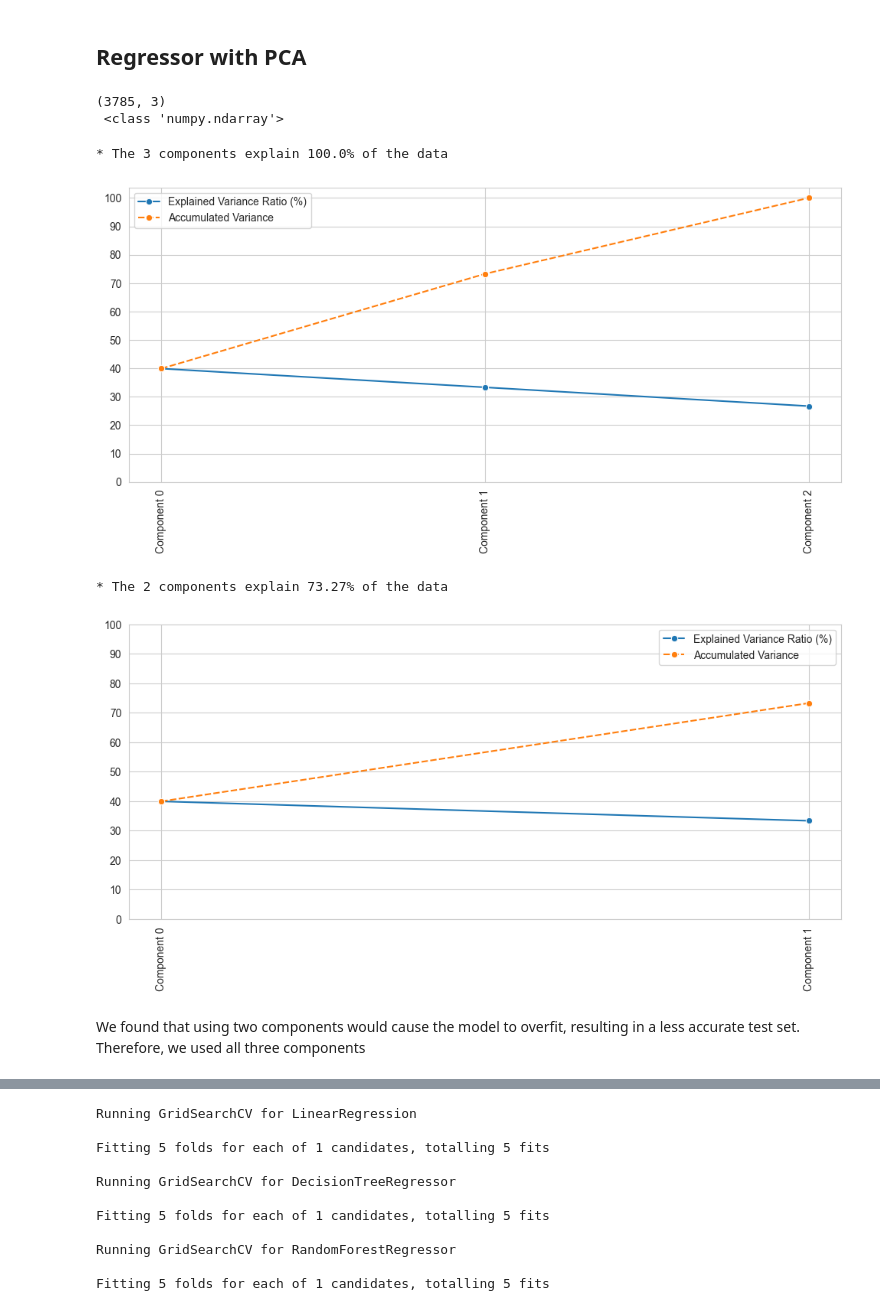
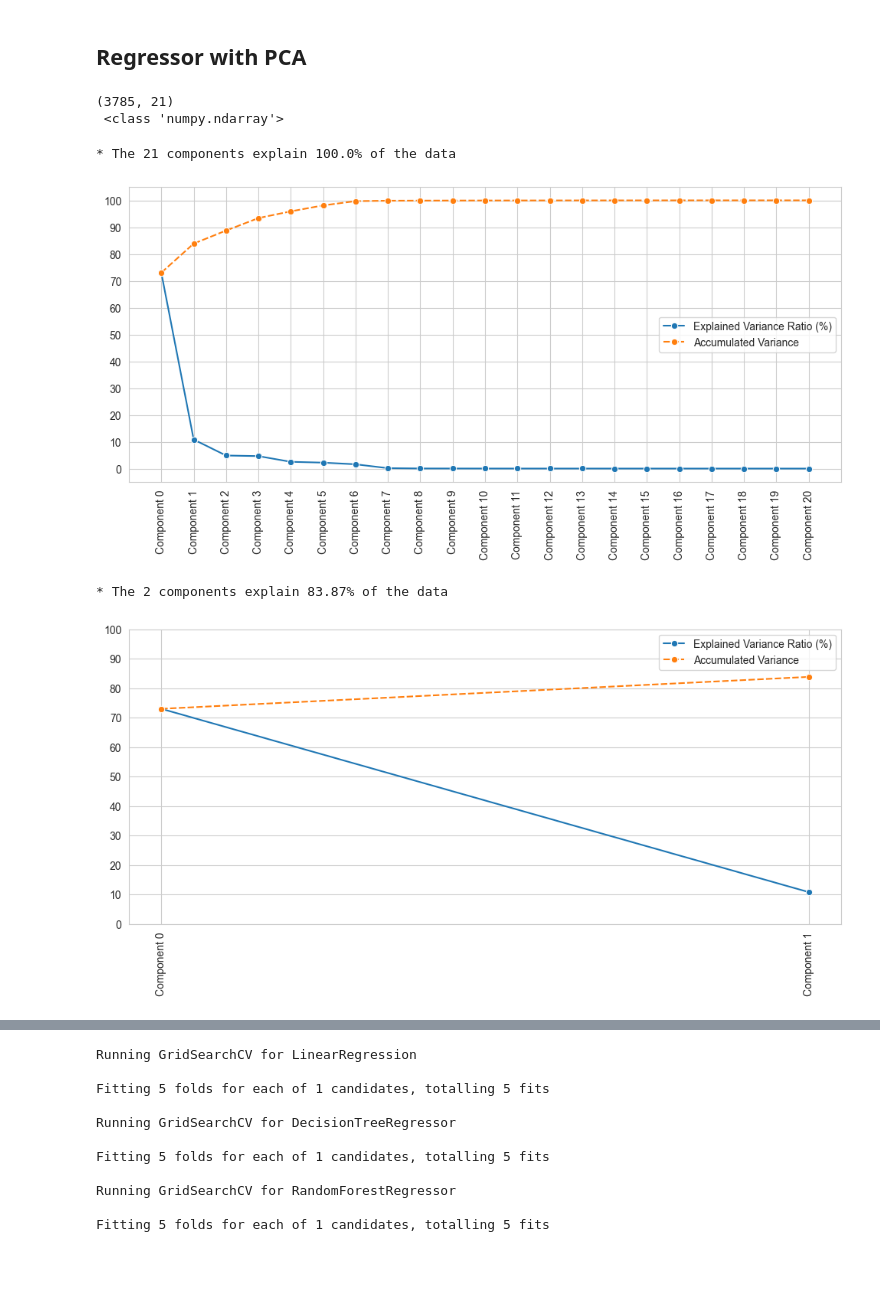
Before and after one commit to AndyV773/PP5, a Jupyter notebook: jupyter_notebooks/06 - Modeling and Evaluation - Regression.ipynb, the cells around one changed output, grey strips where cells are left out. Saved outputs shown, nothing was run; the diff lists cells and outputs as text; code cells hidden in the pictures; blank space fills up the shorter version.

```diff
--- a/jupyter_notebooks/06 - Modeling and Evaluation - Regression.ipynb
+++ b/jupyter_notebooks/06 - Modeling and Evaluation - Regression.ipynb
@@ -83,6 +94,7 @@ from sklearn.pipeline import Pipeline
 # Feature Engineering
 from feature_engine.encoding import OrdinalEncoder
 from feature_engine.selection import SmartCorrelatedSelection
+from feature_engine import transformation as vt
 
 # Feat Scaling
 from sklearn.preprocessing import StandardScaler
@@ -102,9 +114,10 @@ from sklearn.ensemble import ExtraTreesRegressor
 def PipelineOptimization(model):
     pipeline_base = Pipeline([
         ("OrdinalCategoricalEncoder", OrdinalEncoder(encoding_method='arbitrary',
-                                                     variables=['weekday'])),
-        ("SmartCorrelatedSelection", SmartCorrelatedSelection(variables=None,
-         method="spearman", threshold=0.6, selection_method="variance")),
+                                                     variables=['month', 'weekday'])),
+        # ("YeoJohnsonNumericalTransformer", vt.YeoJohnsonTransformer(variables=variables)),
+        # ("SmartCorrelatedSelection", SmartCorrelatedSelection(variables=["year", "month", "weekday"],
+        #  method="spearman", threshold=0.4, selection_method="variance")),
         ("feat_scaling", StandardScaler()),
         ("feat_selection",  SelectFromModel(model)),
         ("model", model),
@@ -444,58 +445,56 @@ Root Mean Squared Error: 8.476
 # %%
 
 pipeline = PipelineOptimization(model=LinearRegression())
-pipeline_pca = Pipeline(pipeline.steps[:3])
+pipeline_pca = Pipeline(pipeline.steps[:2])
 df_pca = pipeline_pca.fit_transform(df.drop(['tomorrows_average'], axis=1))
 
 print(df_pca.shape,'\n', type(df_pca))
 # %% [output]
-(3785, 3)
+(3785, 21)
  <class 'numpy.ndarray'>
 # %%
 import numpy as np
 from sklearn.decomposition import PCA
 
-n_components = 3
+n_components = 21
 
 
 def pca_components_analysis(df_pca, n_components):
     pca = PCA(n_components=n_components).fit(df_pca)
     x_PCA = pca.transform(df_pca)  # array with transformed PCA
 
     ComponentsList = ["Component " + str(number)
                       for number in range(n_components)]
     dfExplVarRatio = pd.DataFrame(
         data=np.round(100 * pca.explained_variance_ratio_, 3),
         index=ComponentsList,
         columns=['Explained Variance Ratio (%)'])
 
     dfExplVarRatio['Accumulated Variance'] = dfExplVarRatio['Explained Variance Ratio (%)'].cumsum(
     )
 
     PercentageOfDataExplained = dfExplVarRatio['Explained Variance Ratio (%)'].sum(
     )
 
     print(
         f"* The {n_components} components explain {round(PercentageOfDataExplained,2)}% of the data \n")
     plt.figure(figsize=(12, 5))
     sns.lineplot(data=dfExplVarRatio,  marker="o")
     plt.xticks(rotation=90)
     plt.yticks(np.arange(0, 110, 10))
     plt.show()
 
 
 pca_components_analysis(df_pca=df_pca, n_components=n_components)
 # %% [output]
-* The 3 components explain 100.0% of the data
+* The 21 components explain 100.0% of the data
-[figure, old version]
+[figure, new version]
 # %%
 n_components = 2
 pca_components_analysis(df_pca=df_pca, n_components=n_components)
 # %% [output]
-* The 2 components explain 73.27% of the data
+* The 2 components explain 83.87% of the data
-[figure, old version]
+[figure, new version]
-# %% [markdown]
-We found that using two components would cause the model to overfit, resulting in a less accurate test set. Therefore, we used all three components
 # %%
 # PCA
 from sklearn.decomposition import PCA
```
Also changed, not shown: parts of 40 cells of this notebook, 14 other files.
